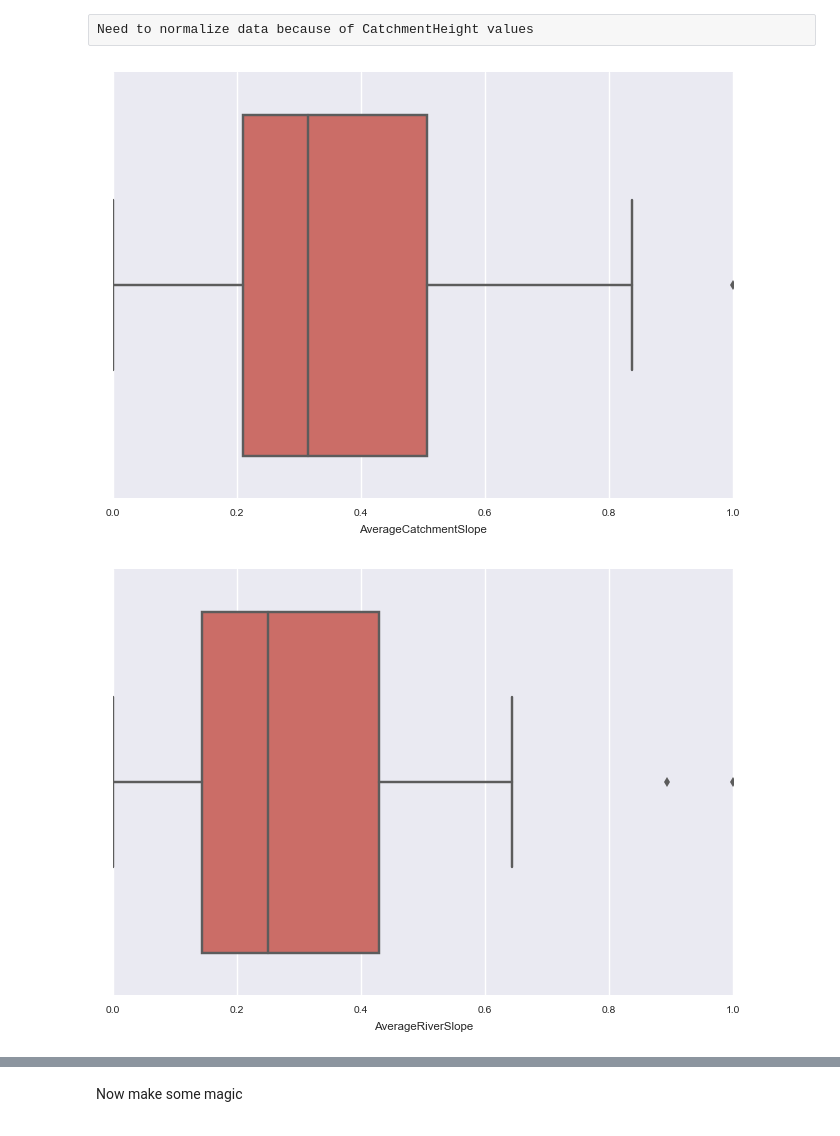
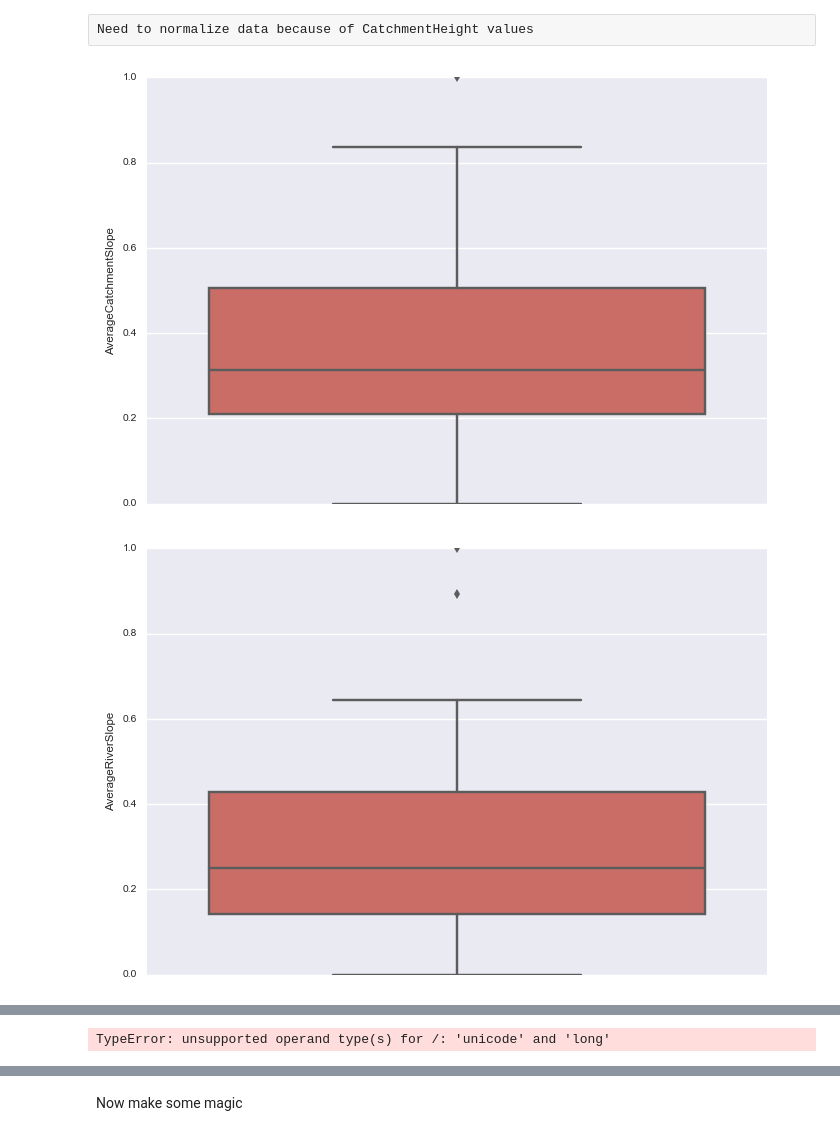
Before and after one commit to segeila/River-CLustering, a Jupyter notebook: RiverClustering-Normalized-short.ipynb, the cells around one changed output, grey strips where cells are left out. Saved outputs shown, nothing was run; the diff lists cells and outputs as text; code cells hidden in the pictures.

Commit message:
Add label output, fix boxplots

```diff
--- a/RiverClustering-Normalized-short.ipynb
+++ b/RiverClustering-Normalized-short.ipynb
@@ -46,8 +46,8 @@ x_scaled = min_max_scaler.fit_transform(x)
 rivers = pd.DataFrame(x_scaled, columns=col_names)
 # %%
 for col in  rivers.columns:
-    sns.boxplot(rivers[col])
+    sns.boxplot(rivers[col], orient = "v")
     plt.show()
 # %% [output]
-[figure, old version]
+[figure, new version]
-[figure, old version]
+[figure, new version]
@@ -58,0 +60 @@ for col in  rivers.columns:
+TypeError: unsupported operand type(s) for /: 'unicode' and 'long'
```
Also changed, not shown: parts of 2 cells of this notebook.
